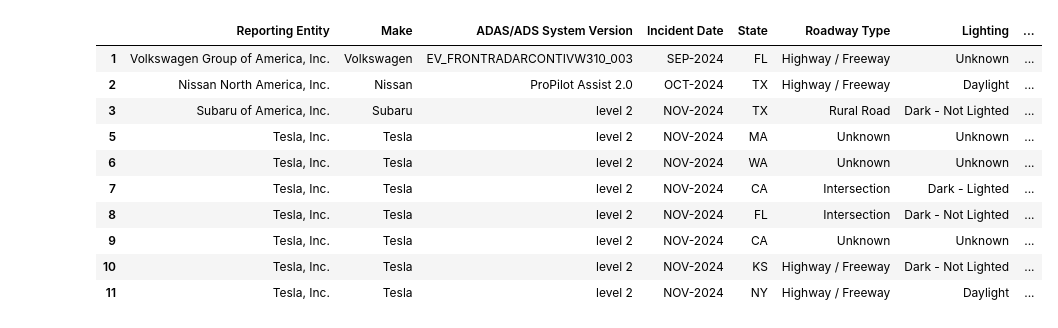
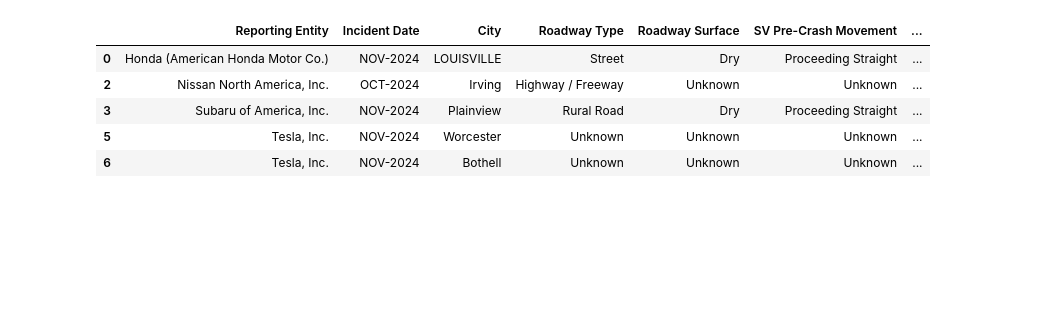
Before and after one commit to addinedu-ros-8th/eda-repo-2, a Jupyter notebook: PrebData/auto_accident.ipynb, the cells around one changed output. Cells and saved outputs as stored; diff of their text form; code cells hidden in the pictures; blank space fills up the shorter version.

```diff
--- a/PrebData/auto_accident.ipynb
+++ b/PrebData/auto_accident.ipynb
@@ -1,7 +3,8 @@
 # %%
 import pandas as pd
 
-usec = [2, 10, 19, 49, 63, 66, 71, 72, 73, 74, 76, 98, 102]
+usec = [2, 49, 61, 66, 67, 72, 73, 74, 76, 98, 102]
 
 df_ads = pd.read_csv("../data/ads.csv", usecols = usec)
 df_adas = pd.read_csv("../data/adas_level2.csv", usecols = usec)
+print(df_ads)
@@ -37,31 +71,9 @@ df_ads.head(10)
-# %%
-# Weather 기본값 설정
-df_adas["Weather"] = "Other"
-
-# 조건에 따라 Weather 열 수정
-df_adas.loc[df_adas["Weather - Clear"] == 'Y', "Weather"] = "Clear"
-df_adas.loc[df_adas["Weather - Snow"] == 'Y', "Weather"] = "Snow"
-df_adas.loc[df_adas["Weather - Cloudy"] == 'Y', "Weather"] = "Cloudy"
-df_adas.loc[df_adas["Weather - Rain"] == 'Y', "Weather"] = "Rain"
-
-df_adas.loc[df_adas["ADAS/ADS System Version"] == "[REDACTED, MAY CONTAIN CONFIDENTIAL BUSINESS INFORMATION]", "ADAS/ADS System Version"] = "level 2"
-
-# 불필요한 열 삭제
-df_adas = df_adas.drop(columns=["Weather - Clear", "Weather - Snow", "Weather - Cloudy", "Weather - Rain"])
-
-# NaN 행 삭제
-df_adas = df_adas.dropna()
 # %%
-df_adas.head(10)
+df_adas.head(5)
 # %% [output]
-|  | Reporting Entity | Make | ADAS/ADS System Version | Incident Date | State | Roadway Type | Lighting | ... |
-| 1 | Volkswagen Group of America, Inc. | Volkswagen | EV_FRONTRADARCONTIVW310_003 | SEP-2024 | FL | Highway / Freeway | Unknown | ... |
-| 2 | Nissan North America, Inc. | Nissan | ProPilot Assist 2.0 | OCT-2024 | TX | Highway / Freeway | Daylight | ... |
-| 3 | Subaru of America, Inc. | Subaru | level 2 | NOV-2024 | TX | Rural Road | Dark - Not Lighted | ... |
-| 5 | Tesla, Inc. | Tesla | level 2 | NOV-2024 | MA | Unknown | Unknown | ... |
-| 6 | Tesla, Inc. | Tesla | level 2 | NOV-2024 | WA | Unknown | Unknown | ... |
-| 7 | Tesla, Inc. | Tesla | level 2 | NOV-2024 | CA | Intersection | Dark - Lighted | ... |
-| 8 | Tesla, Inc. | Tesla | level 2 | NOV-2024 | FL | Intersection | Dark - Not Lighted | ... |
-| 9 | Tesla, Inc. | Tesla | level 2 | NOV-2024 | CA | Unknown | Unknown | ... |
-| 10 | Tesla, Inc. | Tesla | level 2 | NOV-2024 | KS | Highway / Freeway | Dark - Not Lighted | ... |
-| 11 | Tesla, Inc. | Tesla | level 2 | NOV-2024 | NY | Highway / Freeway | Daylight | ... |
+|  | Reporting Entity | Incident Date | City | Roadway Type | Roadway Surface | SV Pre-Crash Movement | ... |
+| 0 | Honda (American Honda Motor Co.) | NOV-2024 | LOUISVILLE | Street | Dry | Proceeding Straight | ... |
+| 2 | Nissan North America, Inc. | OCT-2024 | Irving | Highway / Freeway | Unknown | Unknown | ... |
+| 3 | Subaru of America, Inc. | NOV-2024 | Plainview | Rural Road | Dry | Proceeding Straight | ... |
+| 5 | Tesla, Inc. | NOV-2024 | Worcester | Unknown | Unknown | Unknown | ... |
+| 6 | Tesla, Inc. | NOV-2024 | Bothell | Unknown | Unknown | Unknown | ... |
```
Also changed, not shown: parts of 13 cells of this notebook.
